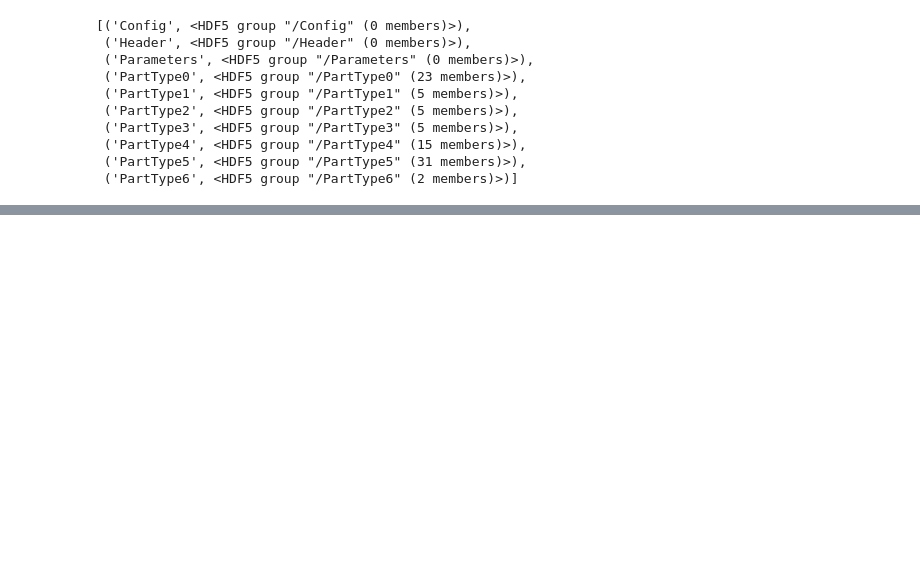
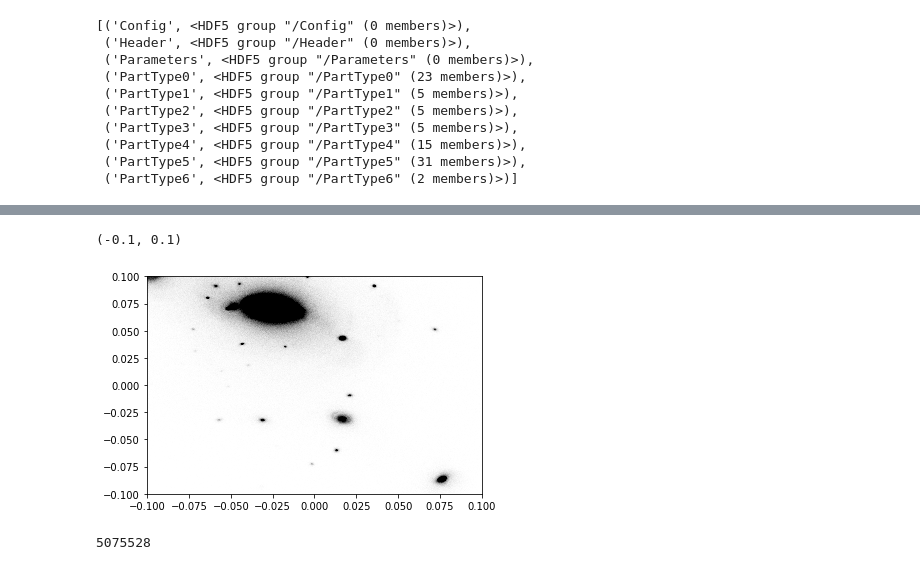
Before and after one commit to ornemarioni/gradients, a Jupyter notebook: programs/read_HESTIA.ipynb, the cells around one changed output, grey strips where cells are left out. Cells and saved outputs as stored; diff of their text form; code cells hidden in the pictures; blank space fills up the shorter version.

```diff
--- a/programs/read_HESTIA.ipynb
+++ b/programs/read_HESTIA.ipynb
@@ -168,0 +143,9 @@ plt.ylim(-0.6,-0.5)
+# %%
+%%time
+import matplotlib.pyplot as plt
+plt.plot(x[mask],z[mask],'.k',markersize=0.005)
+# def _plot(x,y):
+# plt.hexbin(x,y)
+plt.xlim(-0.1,0.1)
+plt.ylim(-0.1,0.1)
+# %% [output]
@@ -168,0 +154,6 @@ plt.ylim(-0.6,-0.5)
+(-0.1, 0.1)
+[figure, added]
+# %%
+len(x[mask])
+# %% [output]
+5075528
```
Also changed, not shown: parts of 34 cells of this notebook.
